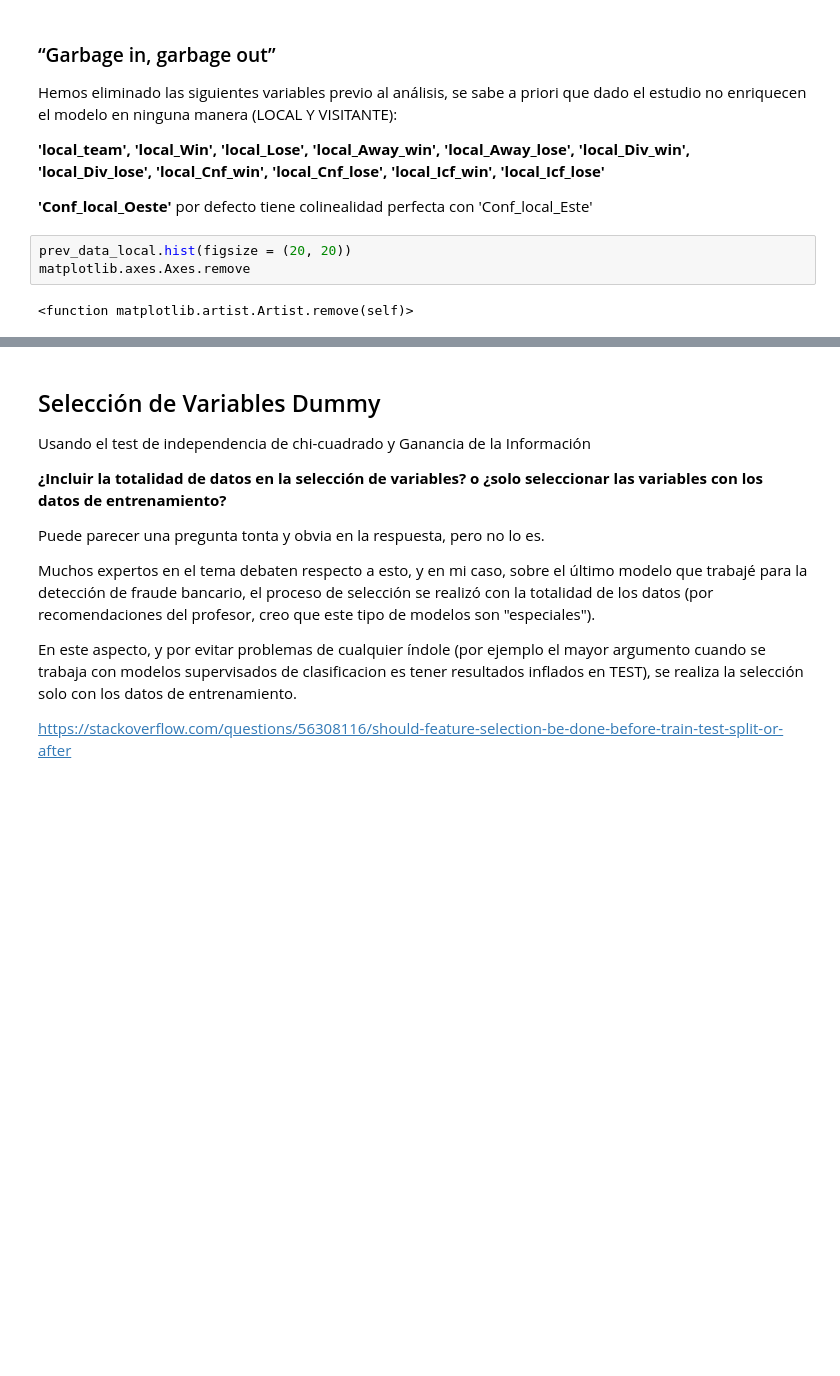
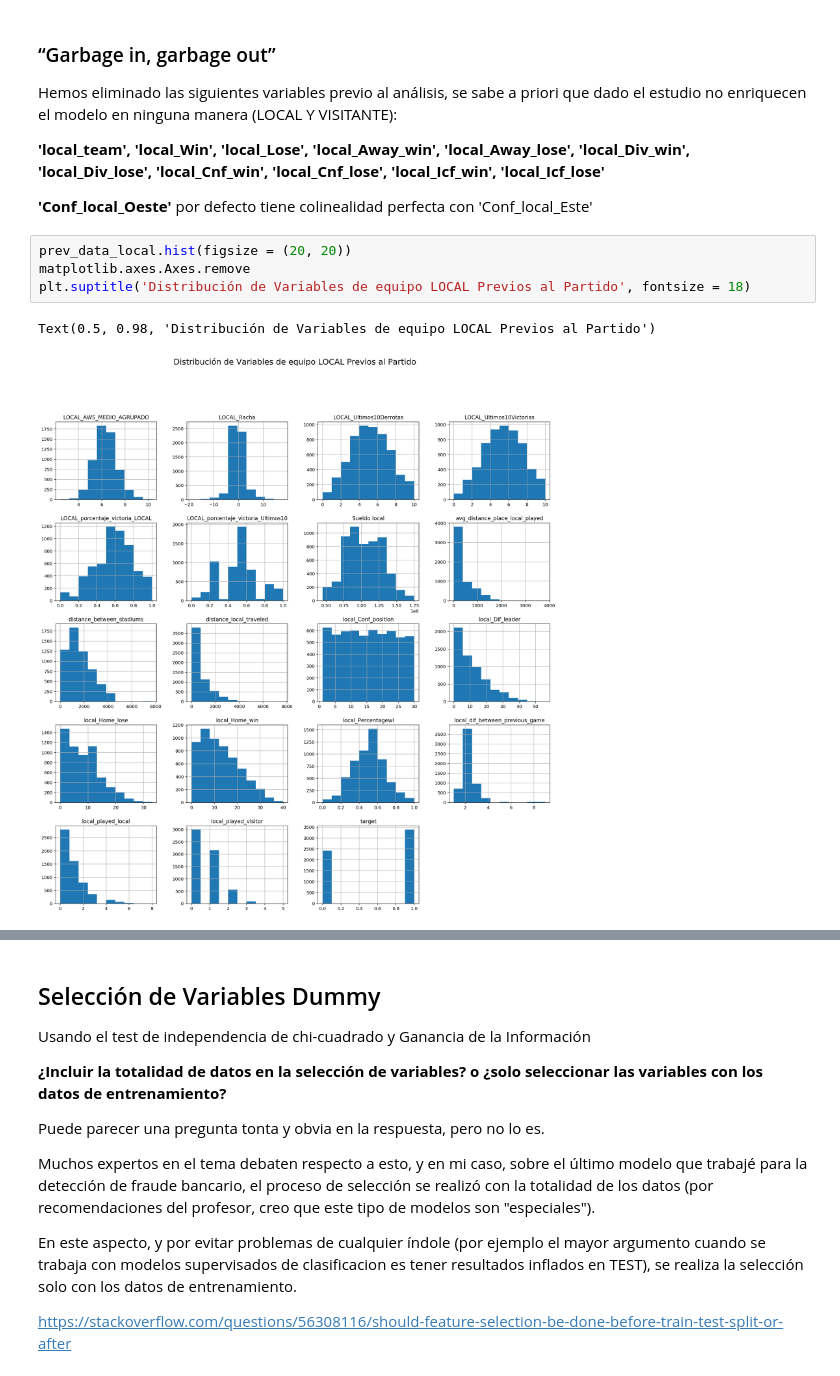
Before and after one commit to bryanDSousa/NBA-game-prediction, a Jupyter notebook: Modelo partidos/partidos_notebook_MODELO_FINAL.ipynb, the cells around one changed output, grey strips where cells are left out. Saved outputs shown, nothing was run; the diff lists cells and outputs as text; blank space fills up the shorter version.

```diff
--- a/Modelo partidos/partidos_notebook_MODELO_FINAL.ipynb
+++ b/Modelo partidos/partidos_notebook_MODELO_FINAL.ipynb
@@ -301,8 +227,10 @@ Hemos eliminado las siguientes variables previo al análisis, se sabe a priori q
 # %%
 prev_data_local.hist(figsize = (20, 20))
 matplotlib.axes.Axes.remove
+plt.suptitle('Distribución de Variables de equipo LOCAL Previos al Partido', fontsize = 18)
 # %% [output]
-<function matplotlib.artist.Artist.remove(self)>
+Text(0.5, 0.98, 'Distribución de Variables de equipo LOCAL Previos al Partido')
+[figure, added]
 # %%
 game_data_local.hist(figsize = (20, 20))
 matplotlib.axes.Axes.remove
```
Also changed, not shown: parts of 74 cells of this notebook, 4 other files.
